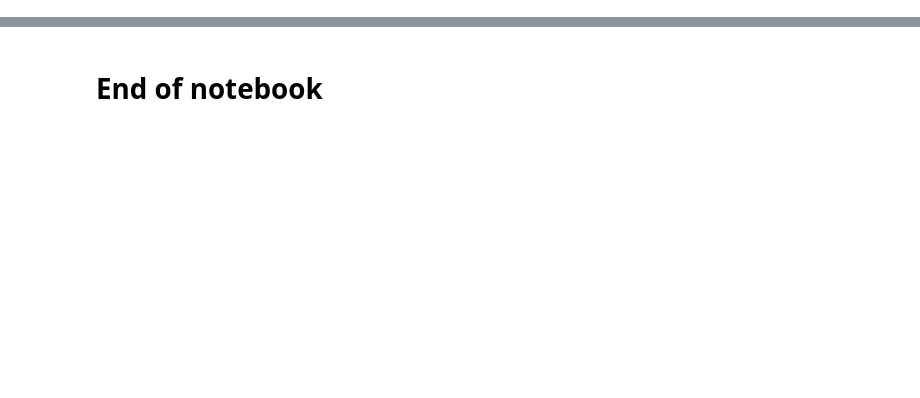
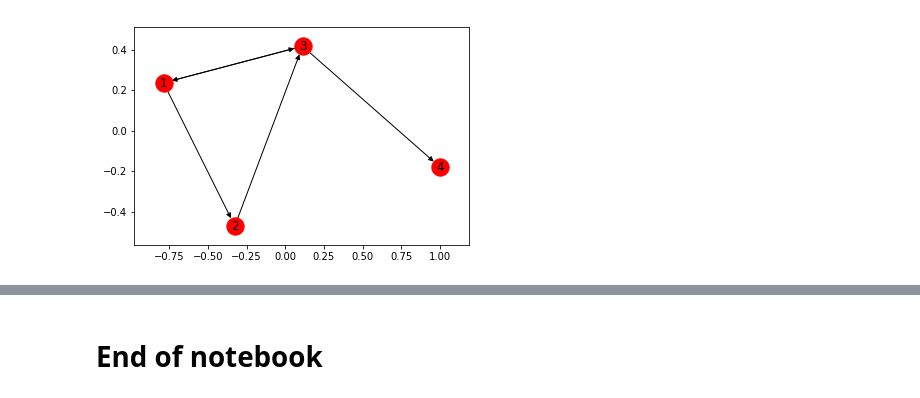
Before and after one commit to roitraining/PythonML, a Jupyter notebook: Ch09-GraphDatabases/Ch09-GraphDatabases.ipynb, the cells around one changed output, grey strips where cells are left out. Cells and saved outputs as stored; diff of their text form; code cells hidden in the pictures; blank space fills up the shorter version.

Commit message:
Joey updated Graph Database Notebook 2019-10-17

```diff
--- a/Ch09-GraphDatabases/Ch09-GraphDatabases.ipynb
+++ b/Ch09-GraphDatabases/Ch09-GraphDatabases.ipynb
@@ -12,7 +17,9 @@ plt.show()
 # %%
-%matplotlib
+%matplotlib inline
 G_directed = nx.DiGraph()
-G_directed.add_edges_from([(1,2),(2,3),(1,3),(3,4)])
+G_directed.add_edges_from([(1,2),(2,3),(1,3),(3,4), (3, 1)])
 nx.draw_networkx(G_directed)
 plt.show()
+# %% [output]
+[figure, added]
 # %%
```
Also changed, not shown: parts of 7 cells of this notebook.
